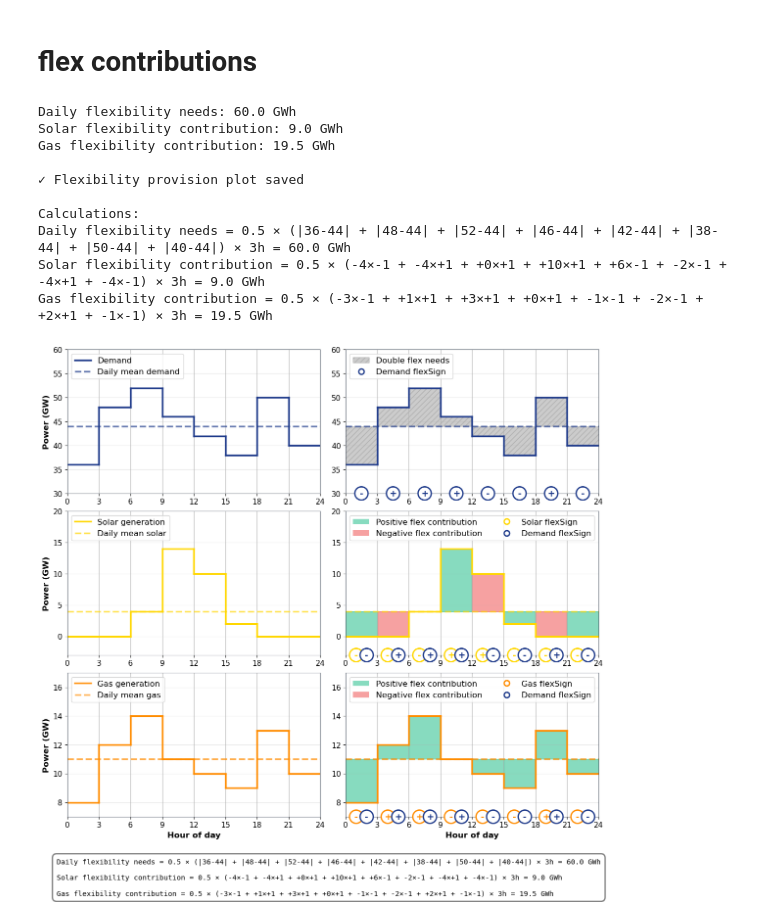
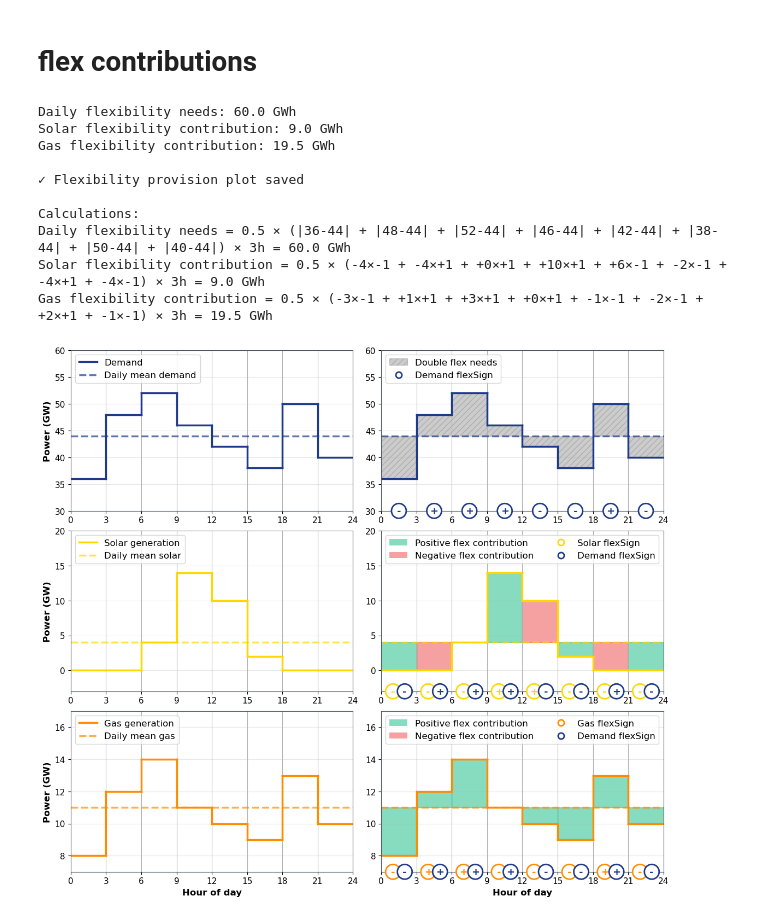
Before and after one commit to JulianGeis/pypsa-de-flex, a Jupyter notebook: flex_notebooks/methods_plots.ipynb, the cells around one changed output. Cells and saved outputs as stored; diff of their text form; code cells hidden in the pictures.

```diff
--- a/flex_notebooks/methods_plots.ipynb
+++ b/flex_notebooks/methods_plots.ipynb
@@ -701,42 +1005,41 @@ ax3r.set_xlabel('Hour of day', fontsize=12, fontweight='bold')
 ax3r.grid(axis='y', alpha=0.3)
 ax3r.set_xlim(0, 24)
 ax3r.set_xticks(range(0, 25, 3))
 ax3r.set_ylim(gas_ylim)
 ax3r.grid(True)
 
 # -----------------------
 # Add all calculations in a single box at the bottom spanning full width
 # -----------------------
-calc_ax = fig.add_subplot(gs[3, :])
-calc_ax.axis('off')
+# calc_ax = fig.add_subplot(gs[3, :])
+# calc_ax.axis('off')
 
-# Create a single text box with all three calculations, left-aligned
-calc_text = f"{flex_needs_calc}\n\n{solar_calc}\n\n{gas_calc}"
+# # Create a single text box with all three calculations, left-aligned
+# calc_text = f"{flex_needs_calc}\n\n{solar_calc}\n\n{gas_calc}"
 
-calc_ax.text(-0.02, 0, calc_text, transform=calc_ax.transAxes,
-            ha='left', va='center', fontsize=10.5,
-            bbox=dict(boxstyle='round,pad=0.6', facecolor='white',
-                     edgecolor='gray', linewidth=2),
-            family='monospace')
+# calc_ax.text(-0.02, 0, calc_text, transform=calc_ax.transAxes,
+#             ha='left', va='center', fontsize=10.5,
+#             bbox=dict(boxstyle='round,pad=0.6', facecolor='white',
+#                      edgecolor='gray', linewidth=2),
+#             family='monospace')
 
 plt.savefig('/home/julian-geis/Documents/06_PhD/02Flexibility/plots/methods/flex_contributions_methods.png',
             dpi=300, bbox_inches='tight')
-print("\n✓ Flexibility provision plot saved")
 print(f"\nCalculations:")
 print(flex_needs_calc)
 print(solar_calc)
 print(gas_calc)
 plt.show()
 # %% [output]
 Daily flexibility needs: 60.0 GWh
 Solar flexibility contribution: 9.0 GWh
 Gas flexibility contribution: 19.5 GWh
 
 ✓ Flexibility provision plot saved
 
 Calculations:
 Daily flexibility needs = 0.5 × (|36-44| + |48-44| + |52-44| + |46-44| + |42-44| + |38-44| + |50-44| + |40-44|) × 3h = 60.0 GWh
 Solar flexibility contribution = 0.5 × (-4×-1 + -4×+1 + +0×+1 + +10×+1 + +6×-1 + -2×-1 + -4×+1 + -4×-1) × 3h = 9.0 GWh
 Gas flexibility contribution = 0.5 × (-3×-1 + +1×+1 + +3×+1 + +0×+1 + -1×-1 + -2×-1 + +2×+1 + -1×-1) × 3h = 19.5 GWh
-[figure, old version]
+[figure, new version]
 # %%
```
Also changed, not shown: parts of 7 cells of this notebook, 6 other files.
